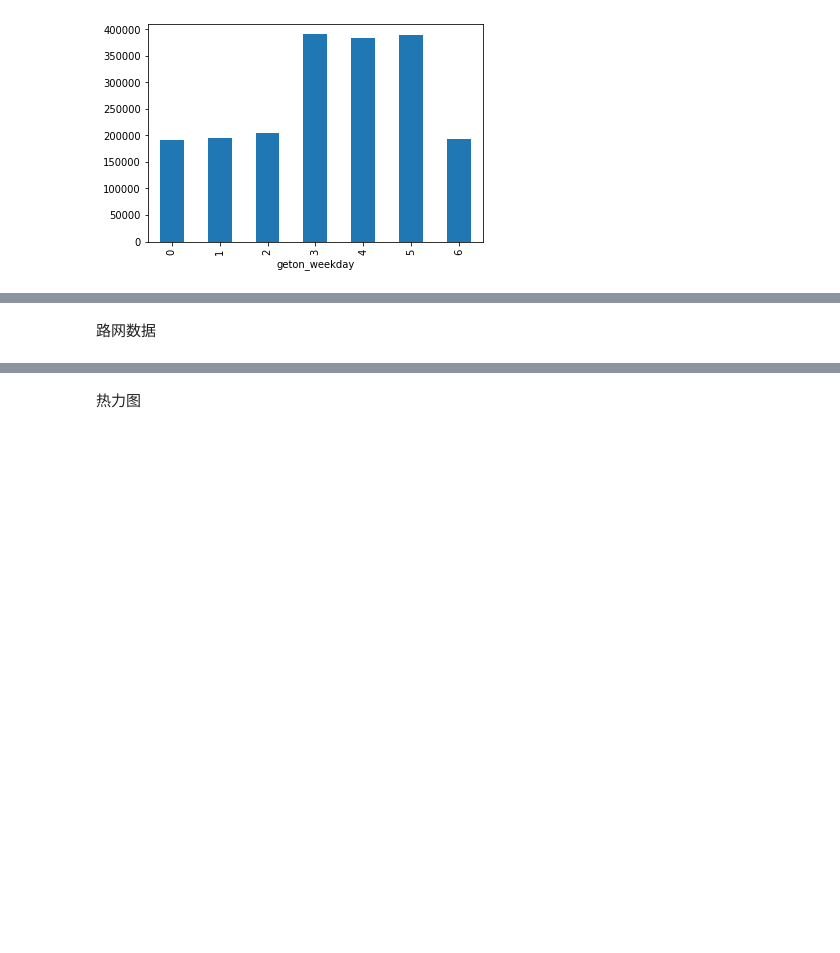
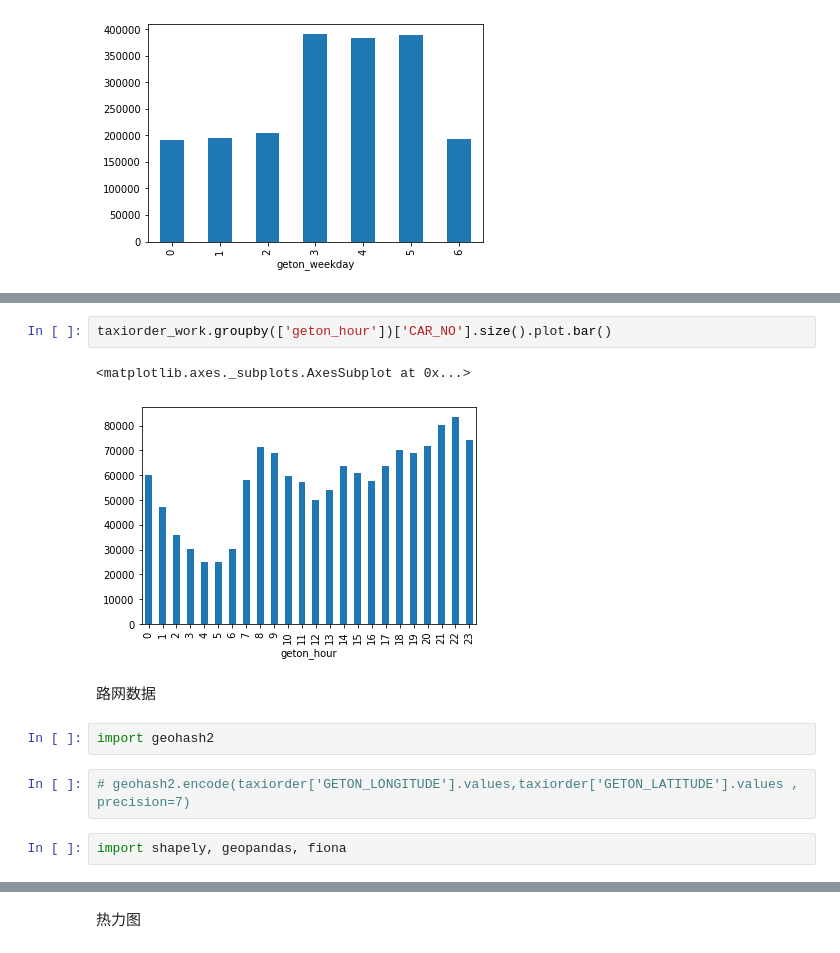
Before and after one commit to Huangyongganguser/-competition, a Jupyter notebook: compatition.ipynb, the cells around one changed output, grey strips where cells are left out. Saved outputs shown, nothing was run; the diff lists cells and outputs as text; blank space fills up the shorter version.

```diff
--- a/compatition.ipynb
+++ b/compatition.ipynb
@@ -174,3 +186,14 @@ taxiorder.groupby(['geton_weekday'])['CAR_NO'].size().plot.bar()
+# %%
+taxiorder_work.groupby(['geton_hour'])['CAR_NO'].size().plot.bar()
+# %% [output]
+<matplotlib.axes._subplots.AxesSubplot at 0x...>
+[figure, added]
 # %% [markdown]
 路网数据
+# %%
+import geohash2
+# %%
+# geohash2.encode(taxiorder['GETON_LONGITUDE'].values,taxiorder['GETON_LATITUDE'].values , precision=7)
+# %%
+import shapely, geopandas, fiona
 # %%
```
Also changed, not shown: parts of 13 cells of this notebook.
